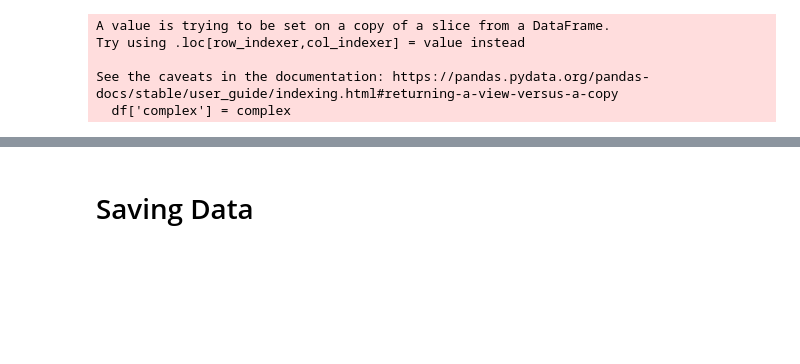
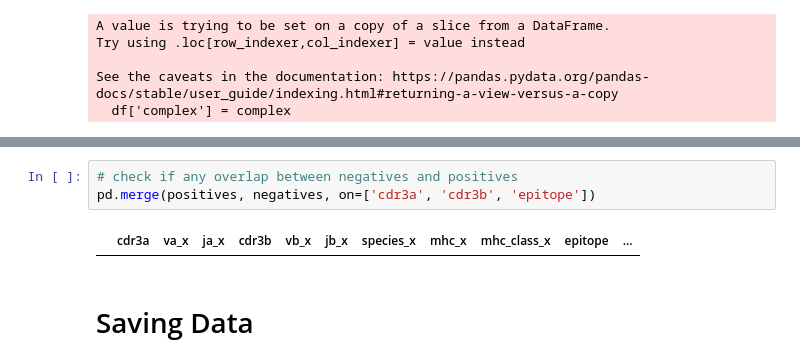
Before and after one commit to jgbrasier/tcrpmhc-binding, a Jupyter notebook: dataprep.ipynb, the cells around one changed output, grey strips where cells are left out. Saved outputs shown, nothing was run; the diff lists cells and outputs as text; blank space fills up the shorter version.

```diff
--- a/dataprep.ipynb
+++ b/dataprep.ipynb
@@ -270,4 +276,9 @@ negative samples: (8433, 11)
 8433 rows × 11 columns
+# %%
+# check if any overlap between negatives and positives
+pd.merge(positives, negatives, on=['cdr3a', 'cdr3b', 'epitope'])
+# %% [output]
+|  | cdr3a | va_x | ja_x | cdr3b | vb_x | jb_x | species_x | mhc_x | mhc_class_x | epitope | ... |
 # %% [markdown]
 # Saving Data
 # %%
```
Also changed, not shown: parts of 2 cells of this notebook, 2 other files.
